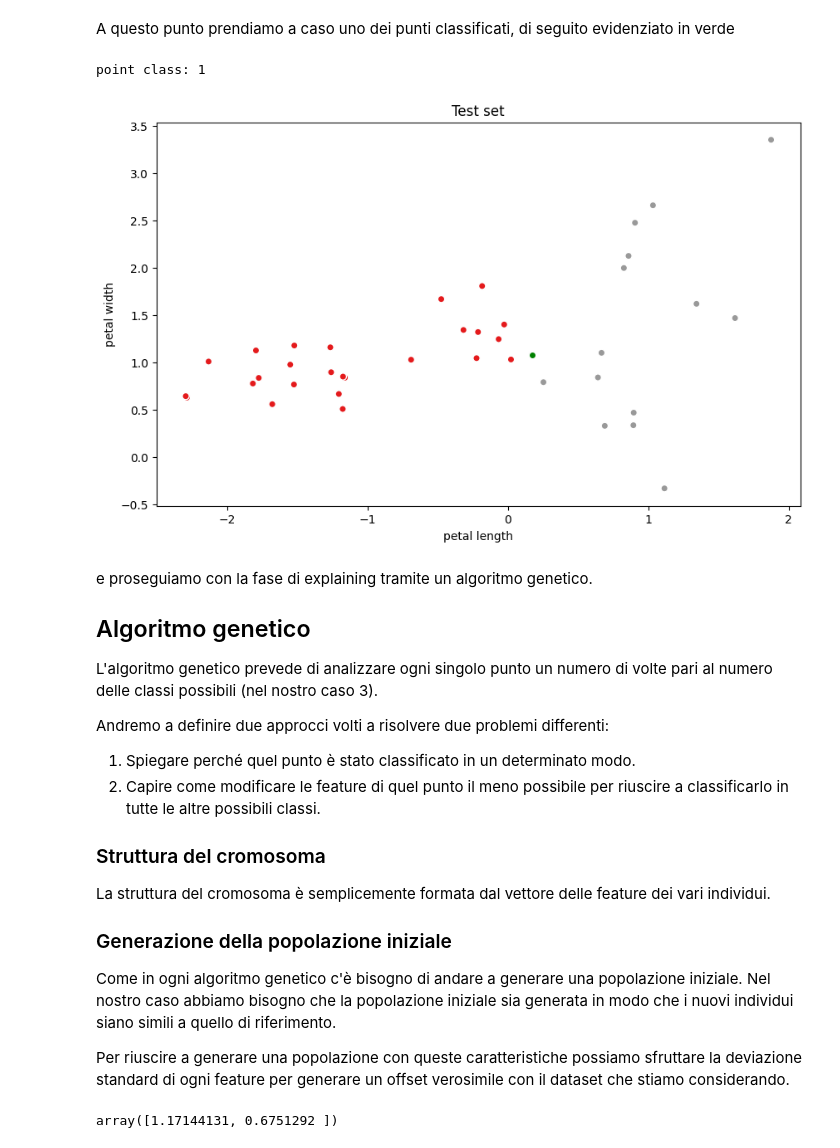
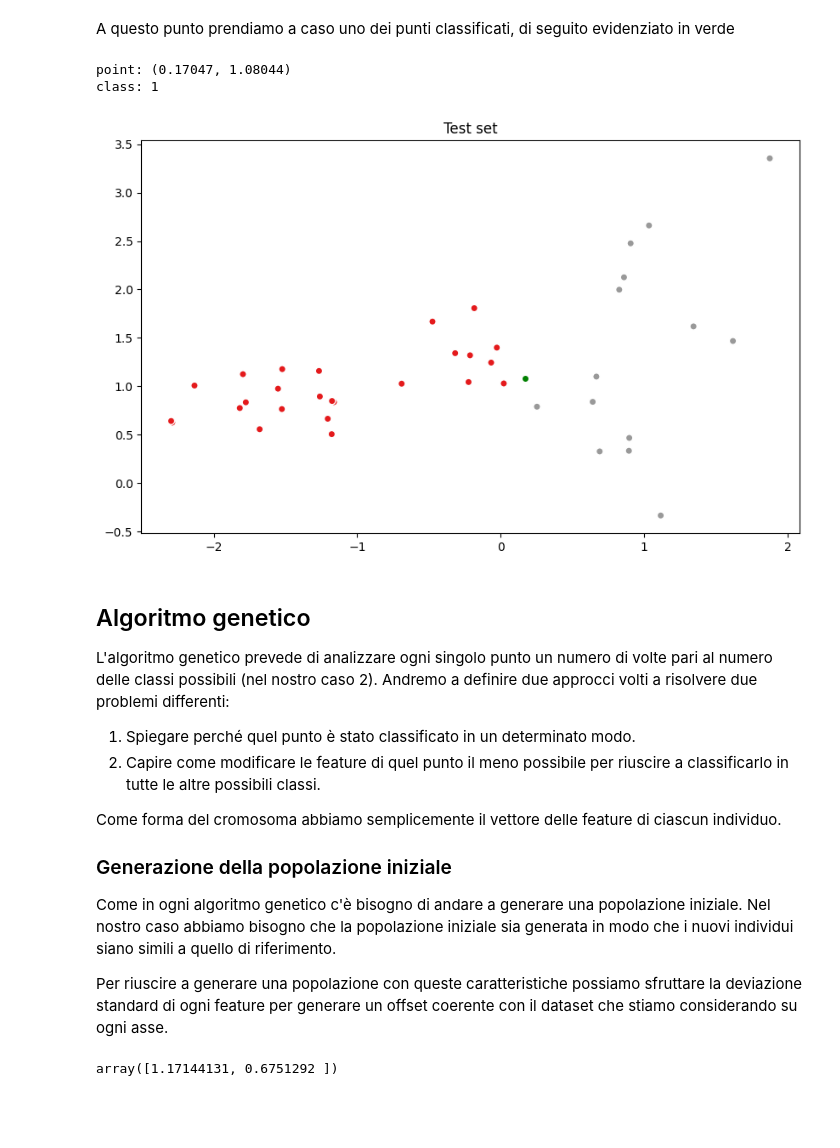
Before and after one commit to FedericoBustaffa/thesis, a Jupyter notebook: src/explain_classifier.ipynb, the cells around one changed output. Saved outputs shown, nothing was run; the diff lists cells and outputs as text; code cells hidden in the pictures; blank space fills up the shorter version.

```diff
--- a/src/explain_classifier.ipynb
+++ b/src/explain_classifier.ipynb
@@ -103,37 +99,32 @@ evidenziato in verde
 # %%
 plt.figure(figsize=(10, 6))
 plt.title("Test set")
-plt.xlabel("petal length")
-plt.ylabel("petal width")
 plt.scatter(test_coords[0], test_coords[1], c=y_predicted, ec="w")
 
 point = X_test[7]
+print(f"point: ({point[0]:.5f}, {point[1]:.5f})")
 point_class = y_predicted[7]
-print(f"point class: {point_class}")
+print(f"class: {point_class}")
 
 plt.scatter(point[0], point[1], c="g", ec="w")
 plt.show()
 # %% [output]
-point class: 1
+point: (0.17047, 1.08044)
+class: 1
-[figure, old version]
+[figure, new version]
 # %% [markdown]
-e proseguiamo con la fase di explaining tramite un algoritmo genetico.
-
 ## Algoritmo genetico
 
 L'algoritmo genetico prevede di analizzare ogni singolo punto un numero di
-volte pari al numero delle classi possibili (nel nostro caso 3).
-
-Andremo a definire due approcci volti a risolvere due problemi differenti:
+volte pari al numero delle classi possibili (nel nostro caso 2). Andremo a
+definire due approcci volti a risolvere due problemi differenti:
 
 1. Spiegare perché quel punto è stato classificato in un determinato modo.
 2. Capire come modificare le feature di quel punto il meno possibile per
    riuscire a classificarlo in tutte le altre possibili classi.
 
-### Struttura del cromosoma
-
-La struttura del cromosoma è semplicemente formata dal vettore delle feature
-dei vari individui.
+Come forma del cromosoma abbiamo semplicemente il vettore delle feature di
+ciascun individuo.
 
 ### Generazione della popolazione iniziale
 
@@ -144,7 +135,7 @@ riferimento.
 
 Per riuscire a generare una popolazione con queste caratteristiche possiamo
 sfruttare la deviazione standard di ogni feature per generare un offset
-verosimile con il dataset che stiamo considerando.
+coerente con il dataset che stiamo considerando su ogni asse.
 # %%
 sigma = X_test.std(axis=0)
 sigma
```
Also changed, not shown: parts of 13 cells of this notebook.
